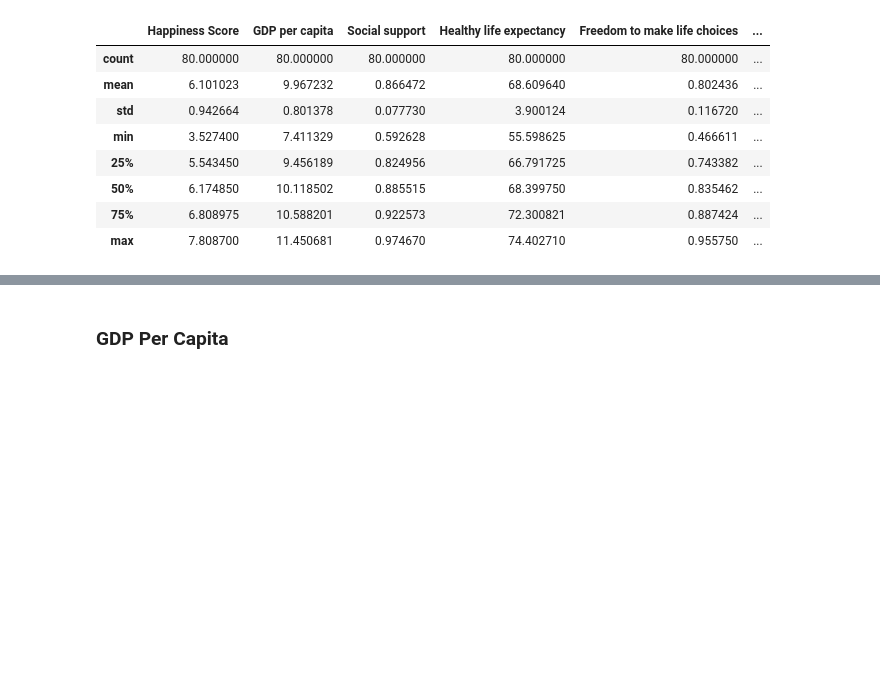
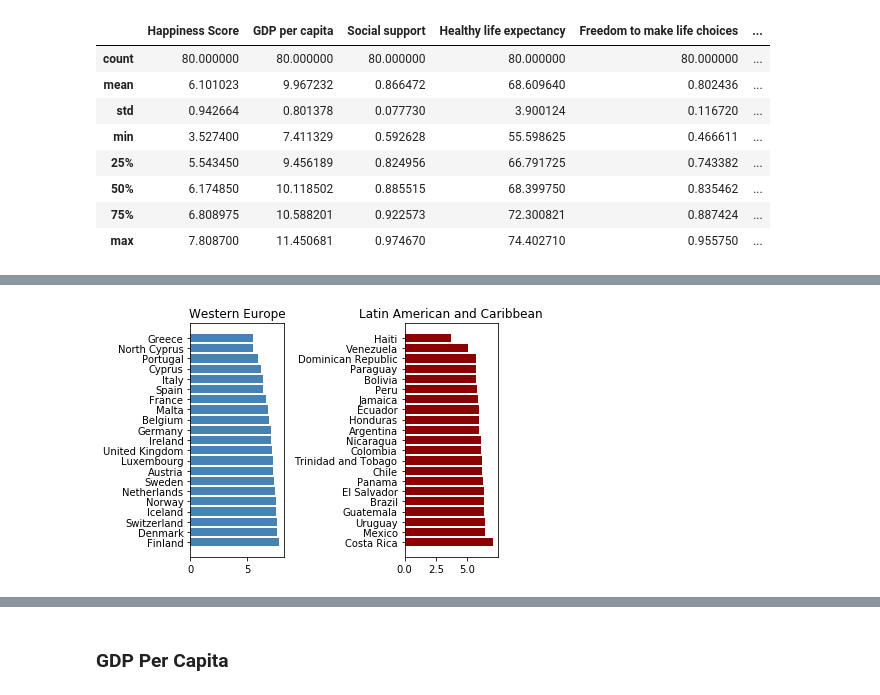
Before and after one commit to manuelamc14/happiness-rank-project, a Jupyter notebook: happiness_report_analysis.ipynb, the cells around one changed output, grey strips where cells are left out. Saved outputs shown, nothing was run; the diff lists cells and outputs as text; code cells hidden in the pictures; blank space fills up the shorter version.

```diff
--- a/happiness_report_analysis.ipynb
+++ b/happiness_report_analysis.ipynb
@@ -247,0 +212,11 @@ corr_na.style.background_gradient(cmap='coolwarm')
+# %%
+# Western Europe vs Latin American and Caribbean
+plt.subplot(1, 2, 1)
+happiness_we = plt.barh(country_name_we,rate_we ,color="steelblue", linewidth=1)
+plt.title("Western Europe")
+plt.subplot(1, 2, 2)
+happiness_lac = plt.barh(country_name_lac,rate_lac ,color="darkred", linewidth=1)
+plt.title("Latin American and Caribbean")
+plt.tight_layout()
+# %% [output]
+[figure, added]
```
Also changed, not shown: parts of 63 cells of this notebook.
